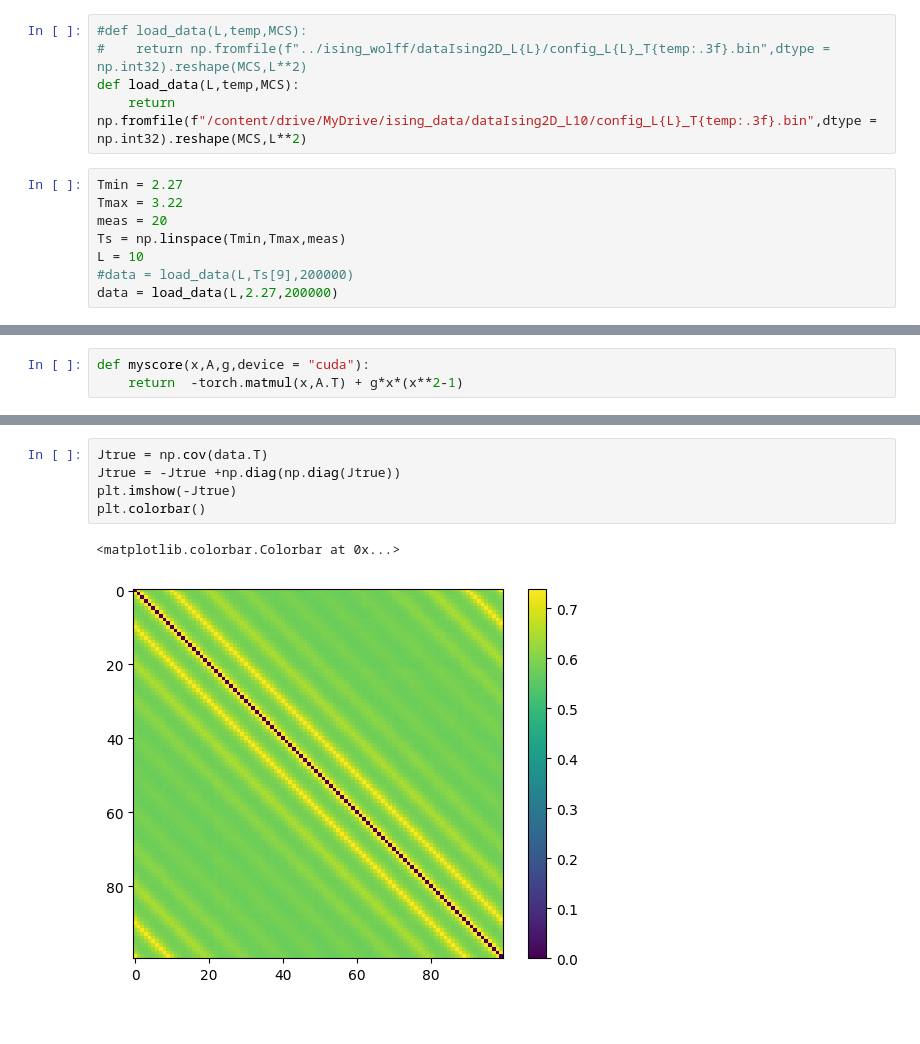
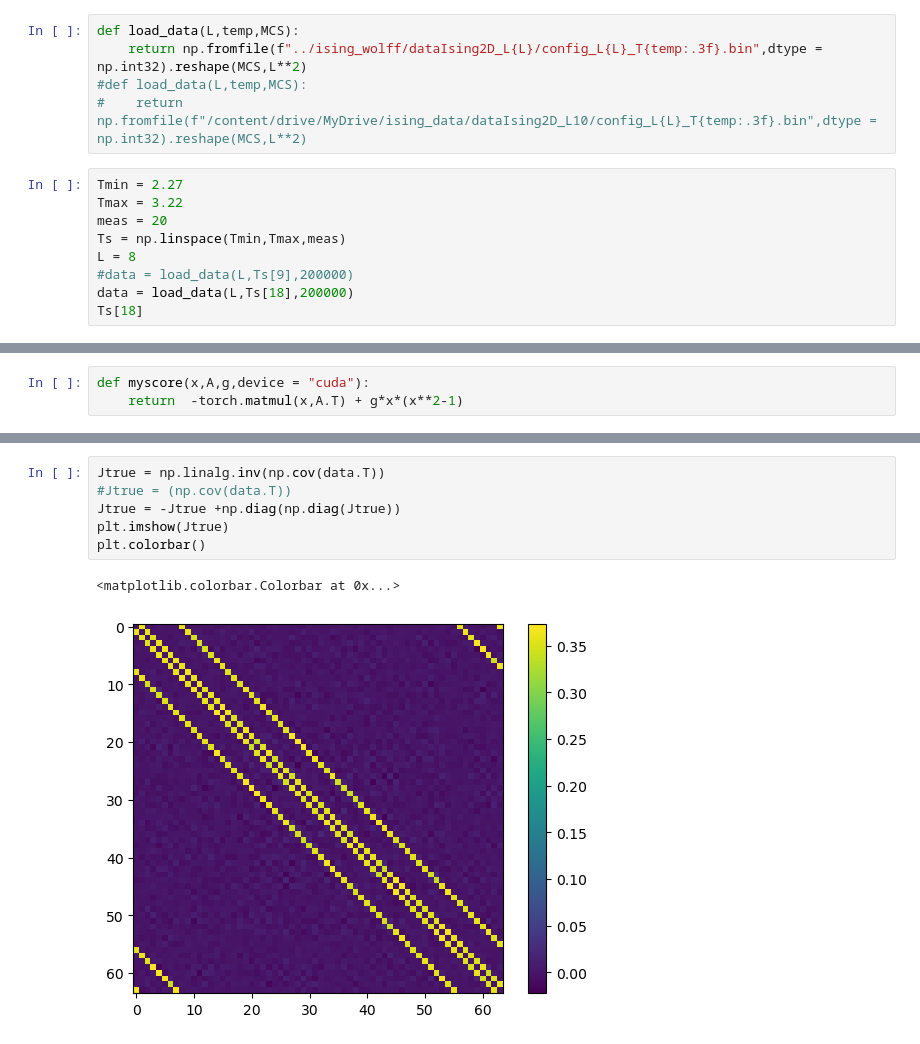
Before and after one commit to bsfn-0323/diffusion, a Jupyter notebook: gaussDiff_constraint.ipynb, the cells around one changed output, grey strips where cells are left out. Drawn from its saved outputs; the diff is of its cells as text.

```diff
--- a/gaussDiff_constraint.ipynb
+++ b/gaussDiff_constraint.ipynb
@@ -11,13 +9,14 @@ Mounted at /content/drive
 # %%
+def load_data(L,temp,MCS):
+    return np.fromfile(f"../ising_wolff/dataIsing2D_L{L}/config_L{L}_T{temp:.3f}.bin",dtype = np.int32).reshape(MCS,L**2)
 #def load_data(L,temp,MCS):
-#    return np.fromfile(f"../ising_wolff/dataIsing2D_L{L}/config_L{L}_T{temp:.3f}.bin",dtype = np.int32).reshape(MCS,L**2)
-def load_data(L,temp,MCS):
-    return np.fromfile(f"/content/drive/MyDrive/ising_data/dataIsing2D_L10/config_L{L}_T{temp:.3f}.bin",dtype = np.int32).reshape(MCS,L**2)
+#    return np.fromfile(f"/content/drive/MyDrive/ising_data/dataIsing2D_L10/config_L{L}_T{temp:.3f}.bin",dtype = np.int32).reshape(MCS,L**2)
 # %%
 Tmin = 2.27
 Tmax = 3.22
 meas = 20
 Ts = np.linspace(Tmin,Tmax,meas)
-L = 10
+L = 8
 #data = load_data(L,Ts[9],200000)
-data = load_data(L,2.27,200000)
+data = load_data(L,Ts[18],200000)
+Ts[18]
@@ -172,8 +174,9 @@ plt.colorbar()
 # %%
-Jtrue = np.cov(data.T)
+Jtrue = np.linalg.inv(np.cov(data.T))
+#Jtrue = (np.cov(data.T))
 Jtrue = -Jtrue +np.diag(np.diag(Jtrue))
-plt.imshow(-Jtrue)
+plt.imshow(Jtrue)
 plt.colorbar()
 # %% [output]
 <matplotlib.colorbar.Colorbar at 0x...>
-[figure, old version]
+[figure, new version]
```
Also changed, not shown: parts of 15 cells of this notebook, 1 other file.
